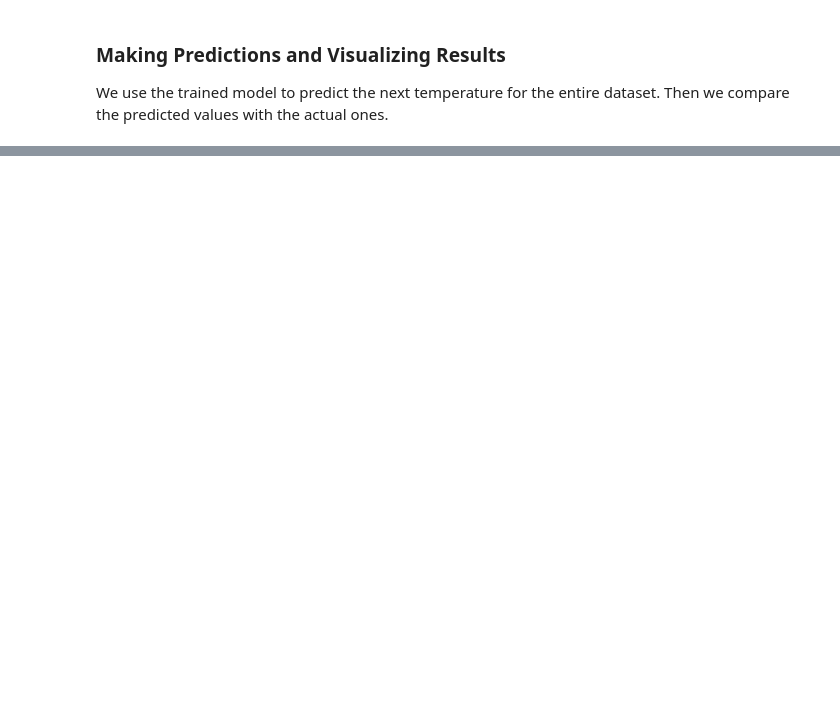
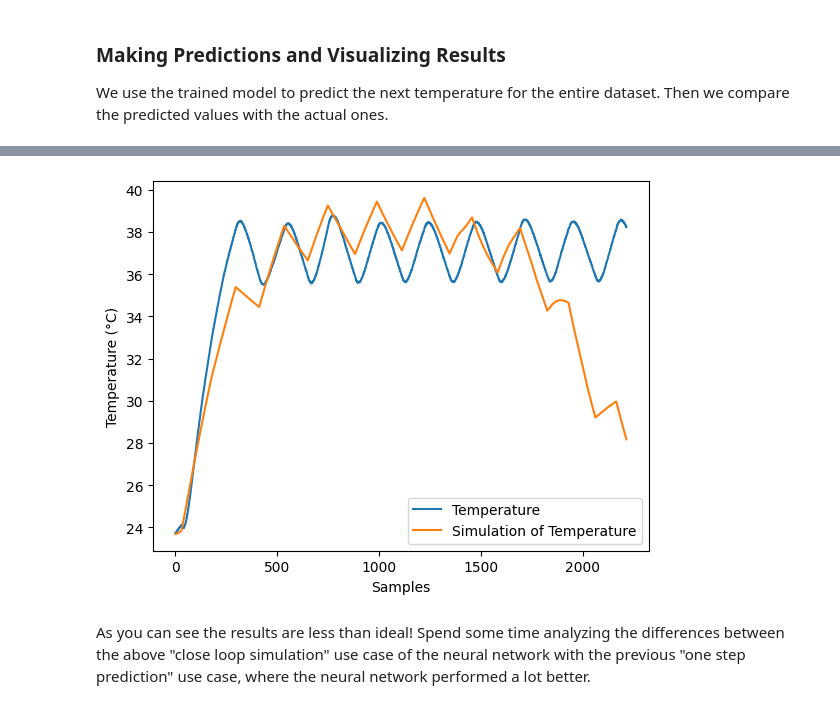
Before and after one commit to twright/IncubatorDTCourse, a Jupyter notebook: 3-Physics-Modelling/4-TrainingIncubatorNN.ipynb, the cells around one changed output, grey strips where cells are left out. Saved outputs shown, nothing was run; the diff lists cells and outputs as text; code cells hidden in the pictures; blank space fills up the shorter version.

```diff
--- a/3-Physics-Modelling/4-TrainingIncubatorNN.ipynb
+++ b/3-Physics-Modelling/4-TrainingIncubatorNN.ipynb
@@ -265,0 +276,24 @@ plt.show()
+# %%
+# The following code uses the model in a closed loop to conduct a simulation and compares the result of simulatio with the real data.
+
+# Create a tensor object that will be used to store the inputs of the model
+input = torch.randn(1, 3)
+
+simulated_T = nn_data.loc[0].previous_T
+simulated_Ts = []  # Keep predictions in a simple list
+
+for step in nn_data.index:
+
+  # Prepare inputs for the model
+  input[0,0] = simulated_T  # corresponds to previous_T, but since we are making simulation it will be a previous model output
+  input[0,1] = nn_data.loc[step]['previous_RoomT']
+  input[0,2] = nn_data.loc[step]['previous_H']
+
+  output = model(input).detach().numpy()
+
+  simulated_T = float(output[0,0])
+  simulated_Ts.append(simulated_T)
+
+# Add the simulation to the nice table
+nn_data["T_simulation"] = simulated_Ts
+nn_data
@@ -265,0 +314,14 @@ plt.show()
+# %%
+# Plot previous simulation
+plt.plot(nn_data.index, nn_data.next_T, label='Temperature')
+plt.plot(nn_data.index, nn_data.T_simulation, label='Simulation of Temperature')
+plt.ylabel('Temperature (°C)')
+plt.xlabel('Samples')
+plt.legend()
+
+# Show the plots
+plt.show()
+# %% [output]
+[figure, added]
+# %% [markdown]
+As you can see the results are less than ideal! Spend some time analyzing the differences between the above "close loop simulation" use case of the neural network with the previous "one step prediction" use case, where the neural network performed a lot better.
```
Also changed, not shown: parts of 9 cells of this notebook, 1 other file.
